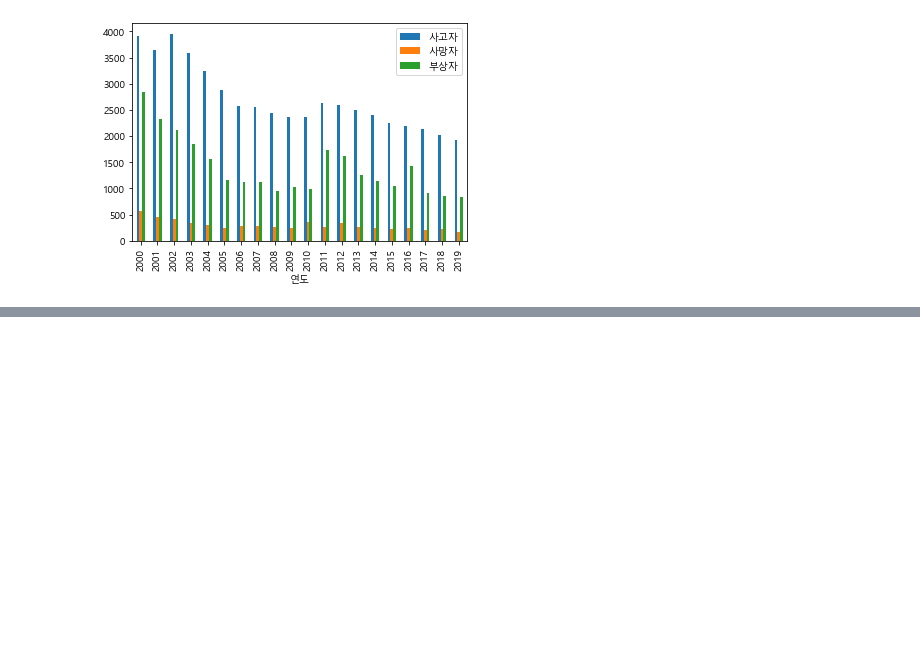
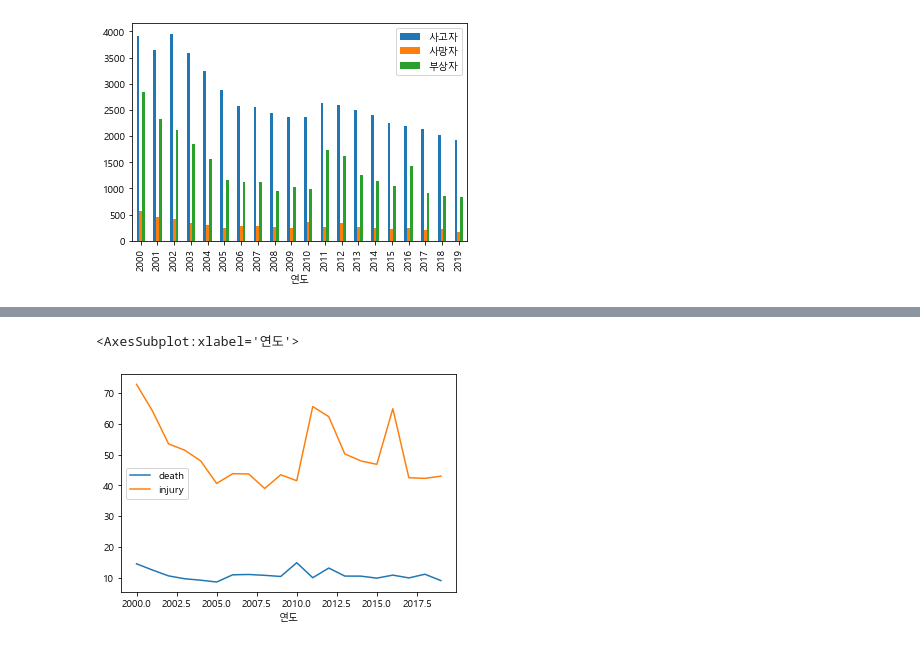
Before and after one commit to ImSejin/-Inflearn-, a Jupyter notebook: jupyter-notebook/20201214_data-analysis.ipynb, the cells around one changed output, grey strips where cells are left out. Cells and saved outputs as stored; diff of their text form; code cells hidden in the pictures; blank space fills up the shorter version.

```diff
--- a/jupyter-notebook/20201214_data-analysis.ipynb
+++ b/jupyter-notebook/20201214_data-analysis.ipynb
@@ -188,3 +188,20 @@ data.plot.bar()
 # %% [output]
 <AxesSubplot:xlabel='연도'>
 [figure]
+# %%
+# 연간 사고자의 사망률
+annual_rates = {'death': [], 'injury': []}
+
+for year in data.index:
+    row = data.loc[year]  # pandas.core.series.Series
+    death_rate = round(row['사망자'] * 100 / row['사고자'], 2)
+    injury_rate = round(row['부상자'] * 100 / row['사고자'], 2)
+
+    annual_rates['death'].append(death_rate)
+    annual_rates['injury'].append(injury_rate)
+
+# Converts python dictionary to DataFrame of pandas.
+print(annual_rates)
+statistics = pd.DataFrame(index=data.index, data=annual_rates)
+data.index.name = 'year'
+statistics
@@ -190,0 +228,5 @@ data.plot.bar()
+# %%
+statistics.plot.line()
+# %% [output]
+<AxesSubplot:xlabel='연도'>
+[figure, added]
```
Also changed, not shown: parts of 1 cell of this notebook.
